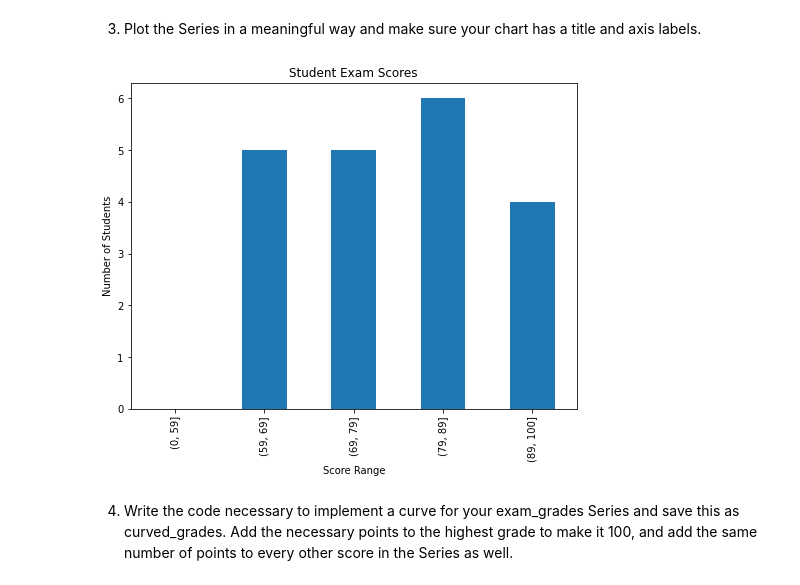
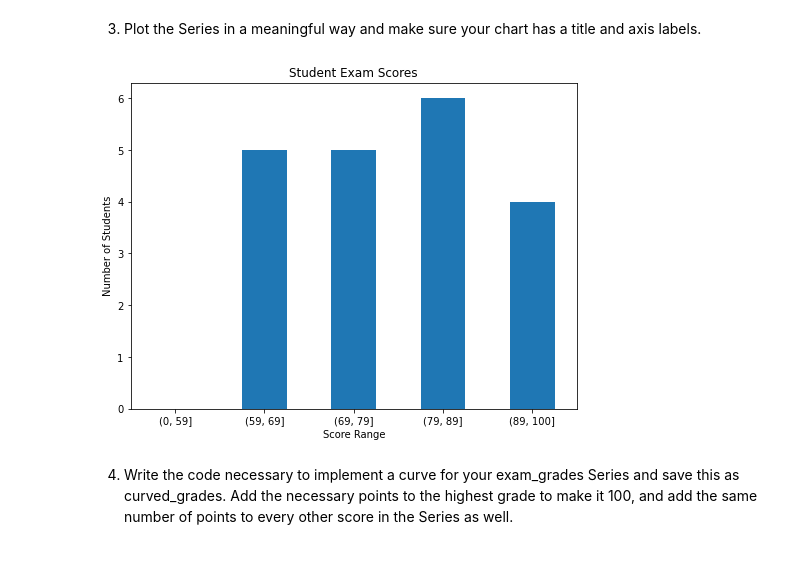
Before and after one commit to sophia-stewart/numpy-pandas-visualization-exercises, a Jupyter notebook: pandas_series.ipynb, the cells around one changed output. Cells and saved outputs as stored; diff of their text form; code cells hidden in the pictures.

```diff
--- a/pandas_series.ipynb
+++ b/pandas_series.ipynb
@@ -555,10 +565,11 @@ dtype: float64
 # %%
 binned_grades = pd.cut(exam_scores, bins = (0,59,69,79,89,100)).value_counts()
 binned_grades.sort_index().plot.bar(figsize = (8,6), xlabel = 'Score Range',
                                      ylabel = 'Number of Students',
-                                     title = 'Student Exam Scores');
+                                     title = 'Student Exam Scores')
+plt.xticks(rotation = 0);
 # %% [output]
-[figure, old version]
+[figure, new version]
 # %% [markdown]
 4. Write the code necessary to implement a curve for your exam_grades Series and save this as curved_grades. Add the necessary points to the highest grade to make it 100, and add the same number of points to every other score in the Series as well.
 # %%
```
Also changed, not shown: parts of 5 cells of this notebook.
